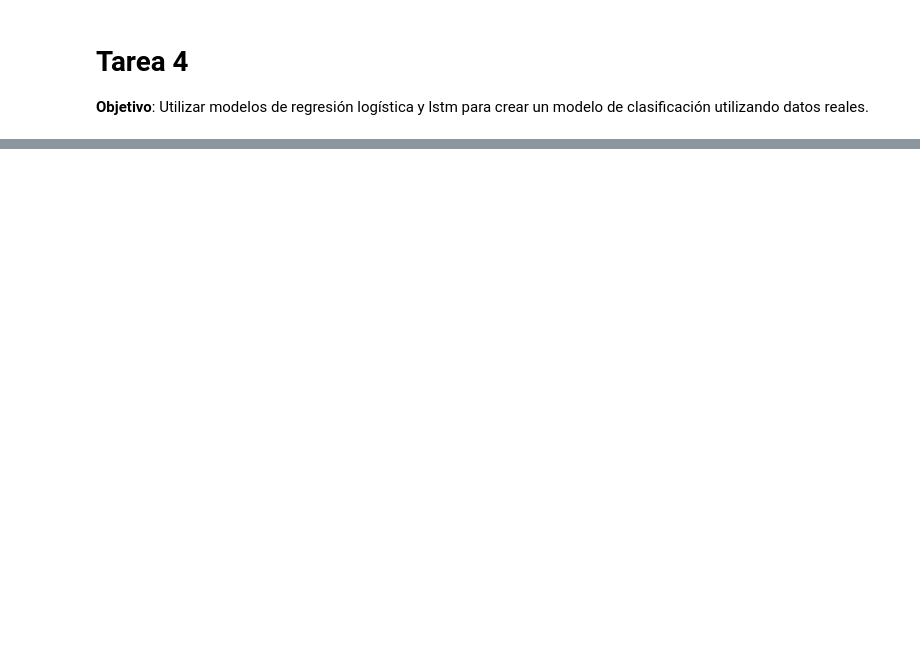
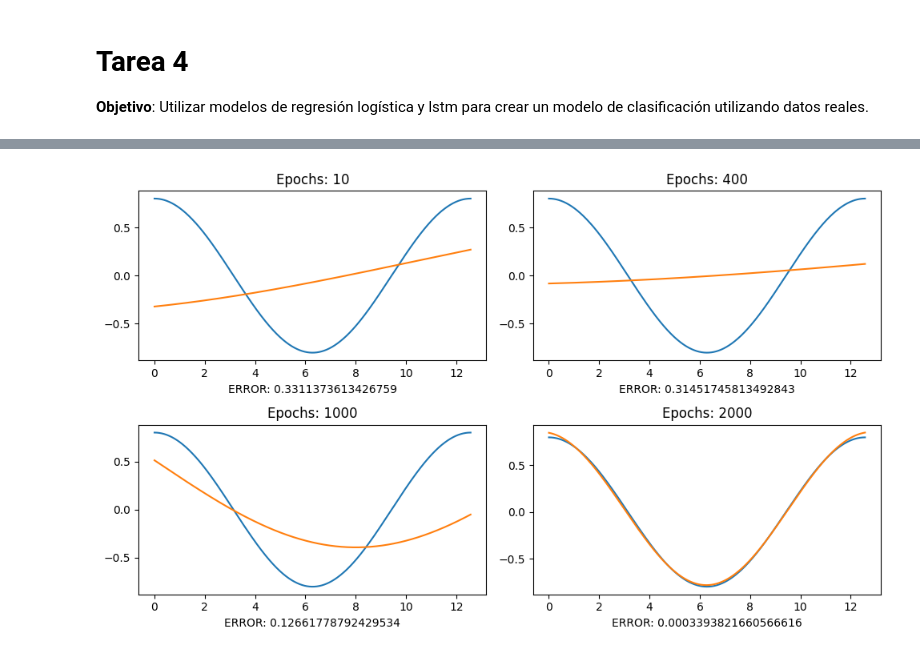
Before and after one commit to smorenova72/EST_III_UCO, a Jupyter notebook: tarea4/src/main.ipynb, the cells around one changed output, grey strips where cells are left out. Drawn from its saved outputs; the diff is of its cells as text; code cells hidden in the pictures; blank space fills up the shorter version.

```diff
--- a/tarea4/src/main.ipynb
+++ b/tarea4/src/main.ipynb
@@ -12,0 +56,53 @@ Función de error (LSE): $$e(x) = (y - y_h)^2$$
+# %%
+# Gradiente descendiente
+
+x = tr['x'].values
+y = tr['TARGET'].values
+
+def get_pred(a,b,c,d,x):
+    return (a * np.cos(b*x + c)) + d
+
+def get_err(a,b,c,d,i):
+    return (y[i] - get_pred(a,b,c,d,x[i])) ** 2
+
+lr = 0.05
+def gradient_descent(lr, epochs, batch):
+    np.random.seed(75)
+    a, b, c, d, err = np.random.randn(), np.random.randn(), np.random.randn(), 0, 0
+
+    for ep in range(epochs):
+        ga, gb, gc, gd = 0, 0, 0, 0
+
+        indices = np.random.choice(len(x), size=batch, replace=False)
+        for i in indices:
+            err += get_err(a,b,c,d,i)
+            r = (y[i] - get_pred(a,b,c,d,x[i]))
+
+            ga += -2 * r * np.cos(b*x[i] + c)
+            gb += 2 * r * a * x[i] * np.sin(b*x[i] + c)
+            gc += 2 * r * a * np.sin(b*x[i] + c)
+            gd += -2 * r
+
+        a -= lr * ga/batch
+        b -= lr * gb/batch
+        c -= lr * gc/batch
+        d -= lr * gd/batch
+        err /= batch
+
+    return a,b,c,d,err
+
+plt.figure(figsize=(10, 6))
+epochs = [10,400,1000,2000]
+
+for i, ep in enumerate(epochs):
+    plt.subplot(2,2,i+1)
+    a,b,c,d,err = gradient_descent(lr, ep, 100)
+    plt.plot(tr['x'], tr['TARGET'])
+    plt.plot(tr['x'], get_pred(a,b,c,d,tr['x']))
+    plt.title(f"Epochs: {ep}")
+    plt.xlabel(f"ERROR: {err}")
+
+plt.tight_layout()
+plt.show()
+# %% [output]
+[figure, added]
```
Also changed, not shown: parts of 20 cells of this notebook, 10 other files.
